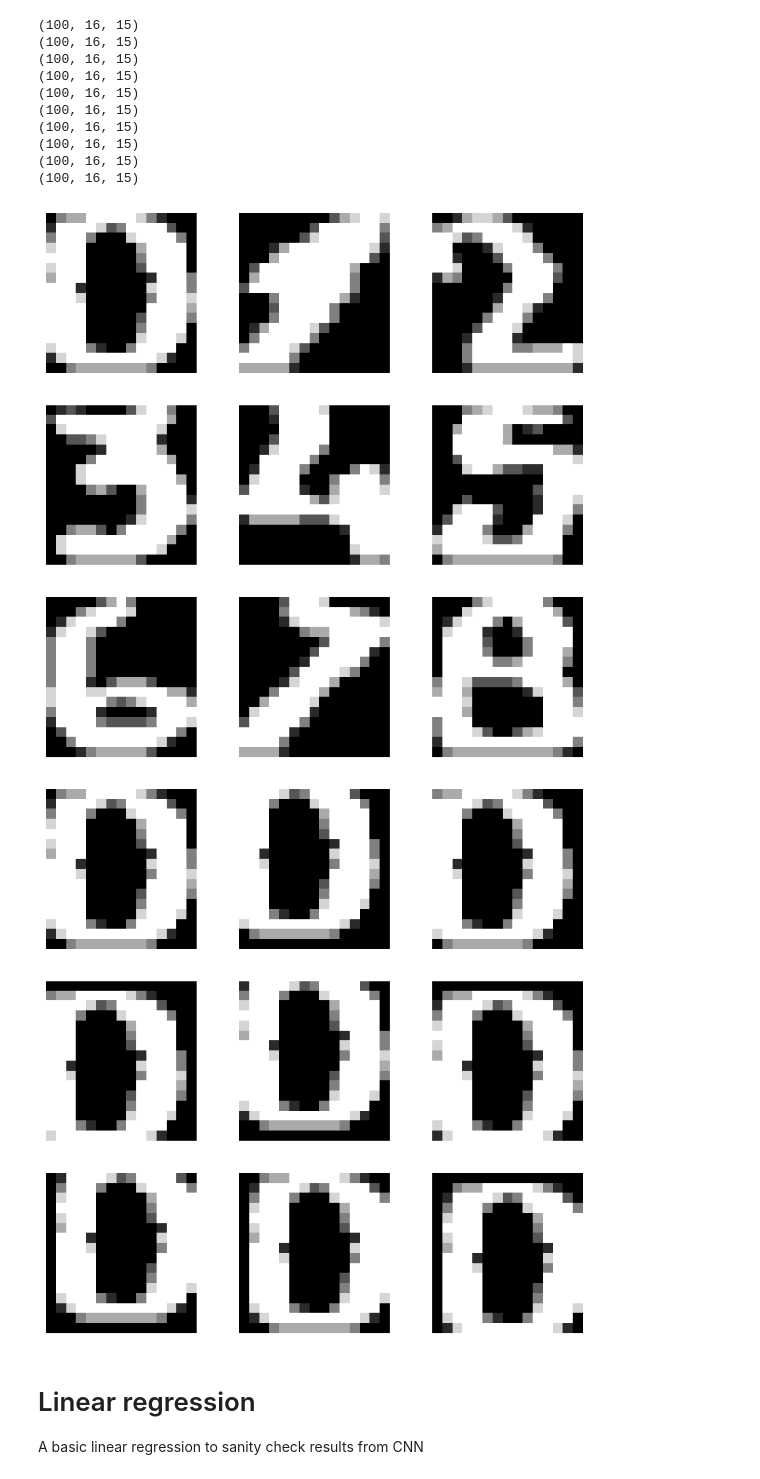
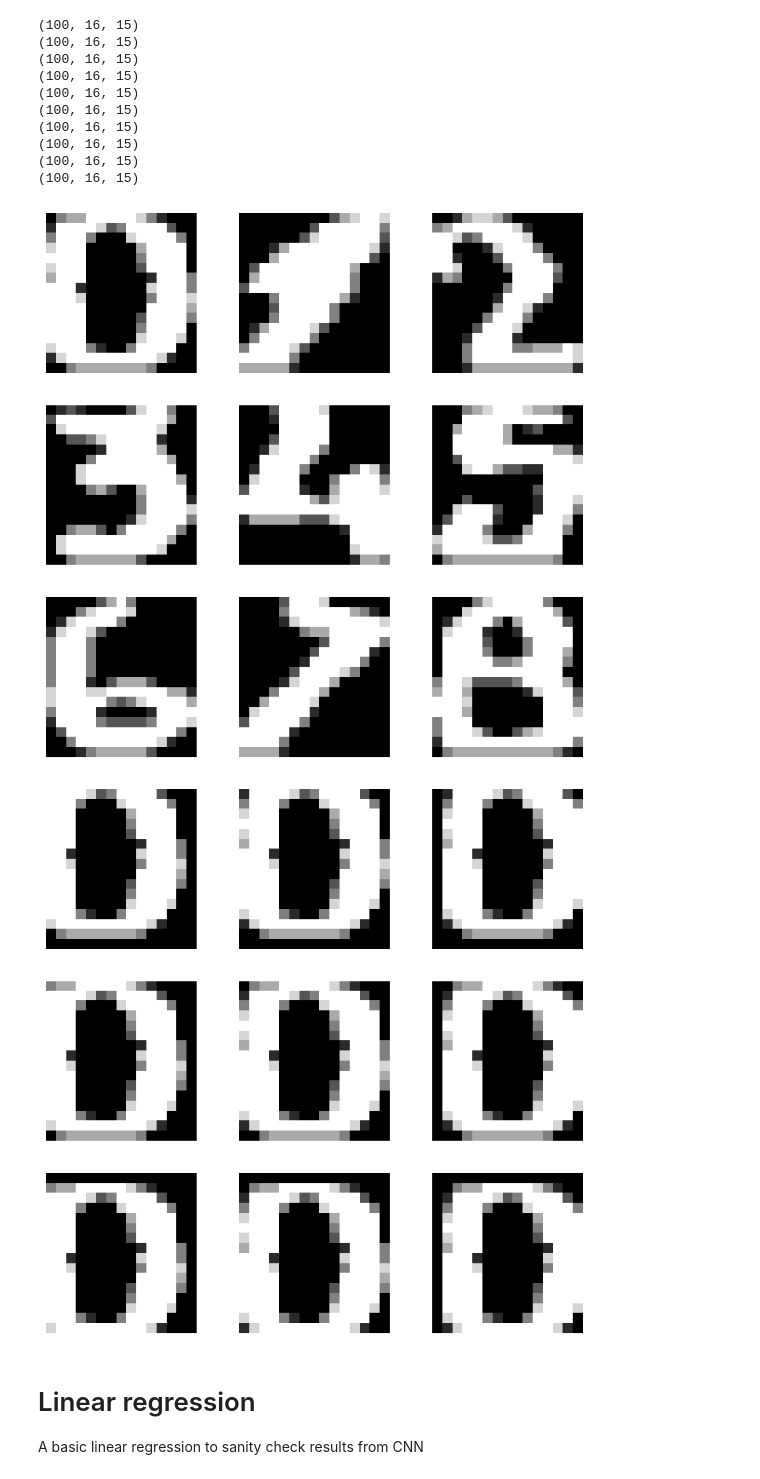
Before and after one commit to tomcouperus/Digit-Recognition, a Jupyter notebook: digit_recognition_(2)_(1).ipynb, the cells around one changed output. Drawn from its saved outputs; the diff is of its cells as text; code cells hidden in the pictures.

Commit message:
Prettify second plot

```diff
--- a/digit_recognition_(2)_(1).ipynb
+++ b/digit_recognition_(2)_(1).ipynb
@@ -92,23 +92,23 @@ x_train_augmented = x_train_augmented / x_train_augmented.max()
 # %%
 # Plot the original data
 fig, axes = plt.subplots(3,3, figsize=(9,9))
 axes = axes.flatten()
 
 for i in range(9):
     axes[i].imshow(x_train[i*100], cmap='gray')
     axes[i].axis('off')
 
 # Plot the augmented data
 fig, axes = plt.subplots(3,3, figsize=(9,9))
 axes = axes.flatten()
 
-augmented_zeros_indices = [0, 1000, 1100, 1200, 1300, 1400, 1500, 1600, 1700]
+augmented_zeros_indices = [1000, 1300, 1500, 1100, 0, 1600, 1200, 1400, 1700]
 for i in range(9):
     axes[i].imshow(x_train_augmented[augmented_zeros_indices[i]], cmap='gray')
     axes[i].axis('off')
 # %% [output]
 [figure]
-[figure, old version]
+[figure, new version]
 # %% [markdown]
 # Linear regression
 A basic linear regression to sanity check results from CNN
```
